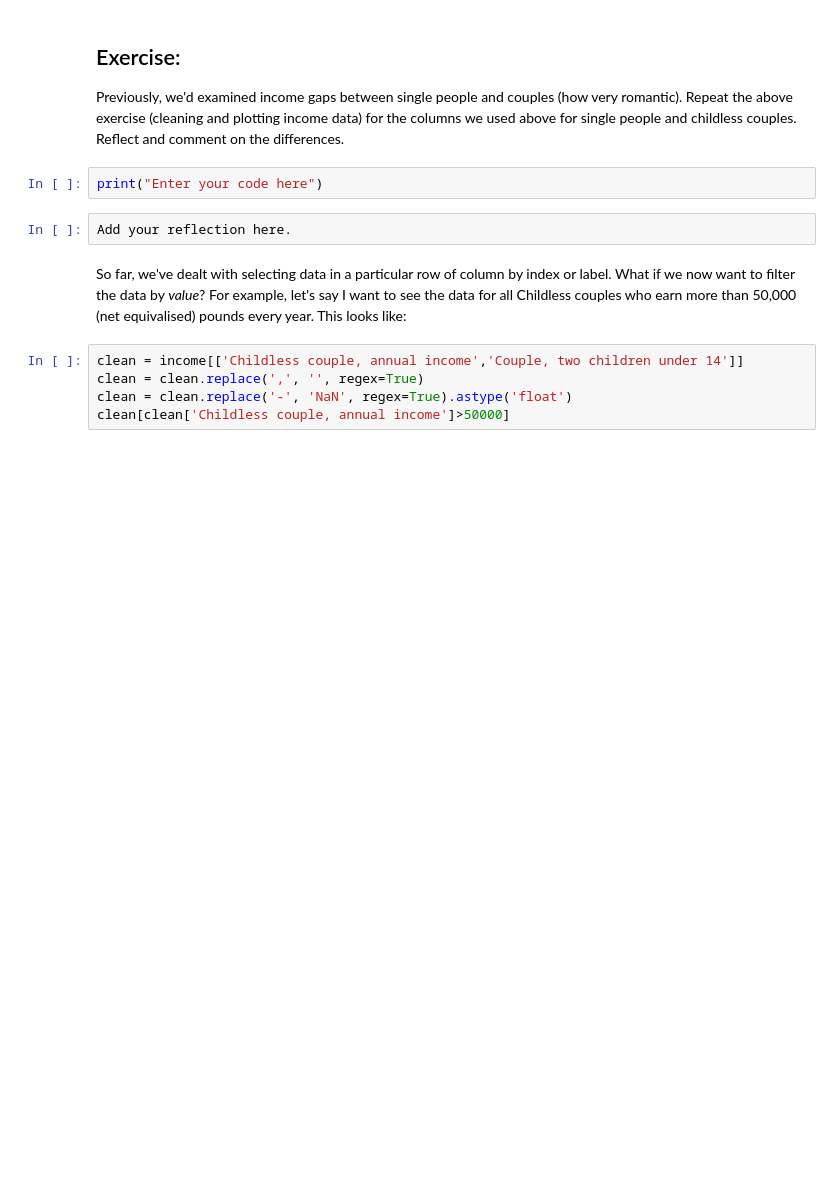
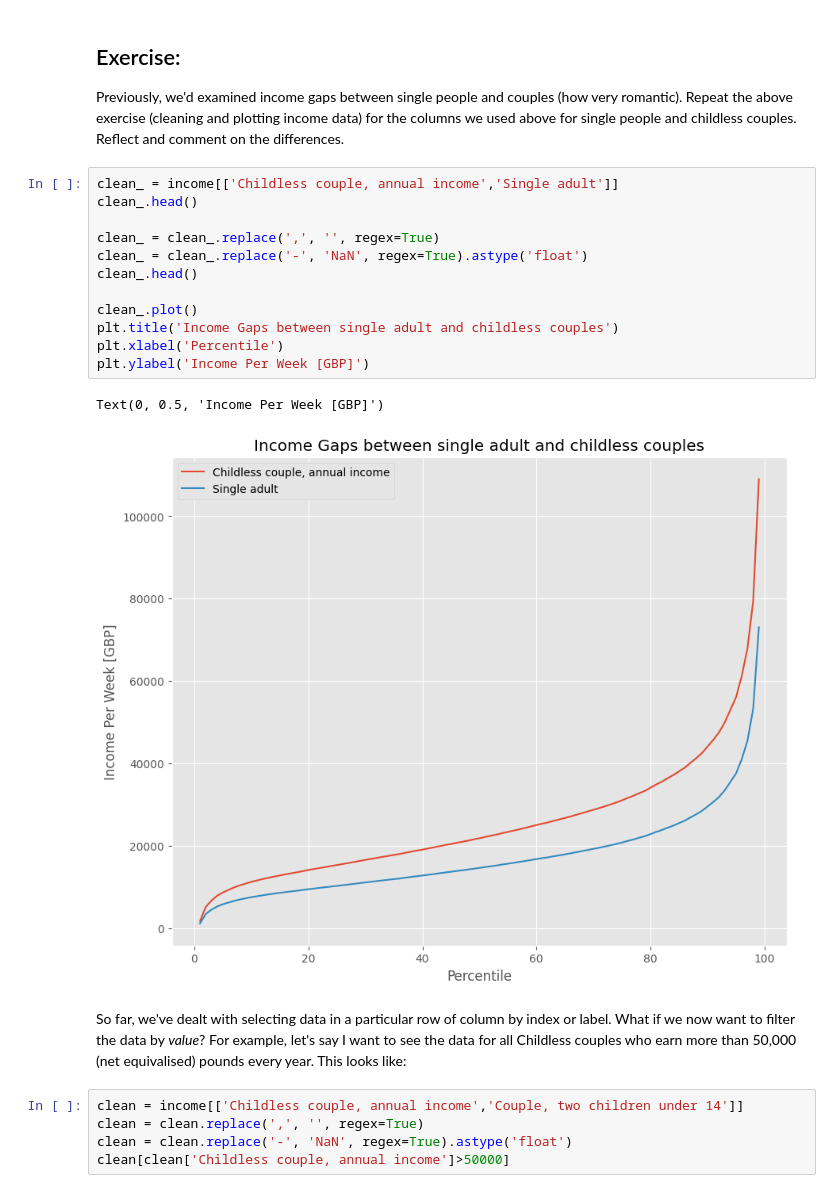
Before and after one commit to lawmianyi/QM2, a Jupyter notebook: Copy_of_W2_Working_with_Data_in_Pandas.ipynb, the cells around one changed output. Drawn from its saved outputs; the diff is of its cells as text; blank space fills up the shorter version.

```diff
--- a/Copy_of_W2_Working_with_Data_in_Pandas.ipynb
+++ b/Copy_of_W2_Working_with_Data_in_Pandas.ipynb
@@ -306,10 +303,21 @@ Text(0, 0.5, 'Income Per Week [GBP]')
 ## Exercise:
 
 Previously, we'd examined income gaps between single people and couples (how very romantic). Repeat the above exercise (cleaning and plotting income data) for the columns we used above for single people and childless couples. Reflect and comment on the differences.
-# %%
-print("Enter your code here")
-# %%
-Add your reflection here.
+# %%
+clean_ = income[['Childless couple, annual income','Single adult']]
+clean_.head()
+
+clean_ = clean_.replace(',', '', regex=True)
+clean_ = clean_.replace('-', 'NaN', regex=True).astype('float')
+clean_.head()
+
+clean_.plot()
+plt.title('Income Gaps between single adult and childless couples')
+plt.xlabel('Percentile')
+plt.ylabel('Income Per Week [GBP]')
+# %% [output]
+Text(0, 0.5, 'Income Per Week [GBP]')
+[figure, added]
 # %% [markdown]
 So far, we've dealt with selecting data in a particular row of column by index or label. What if we now want to filter the data by *value*? For example, let's say I want to see the data for all Childless couples who earn more than 50,000 (net equivalised) pounds every year. This looks like:
 # %%
```
Also changed, not shown: parts of 12 cells of this notebook.
